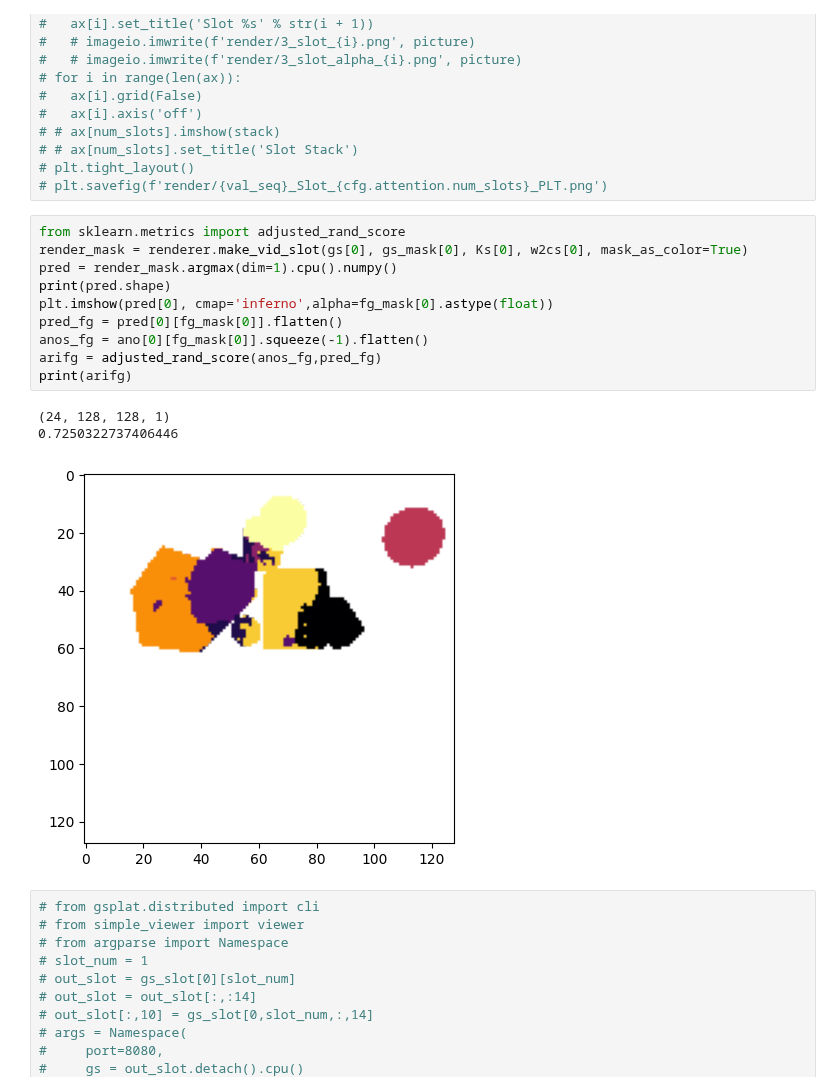
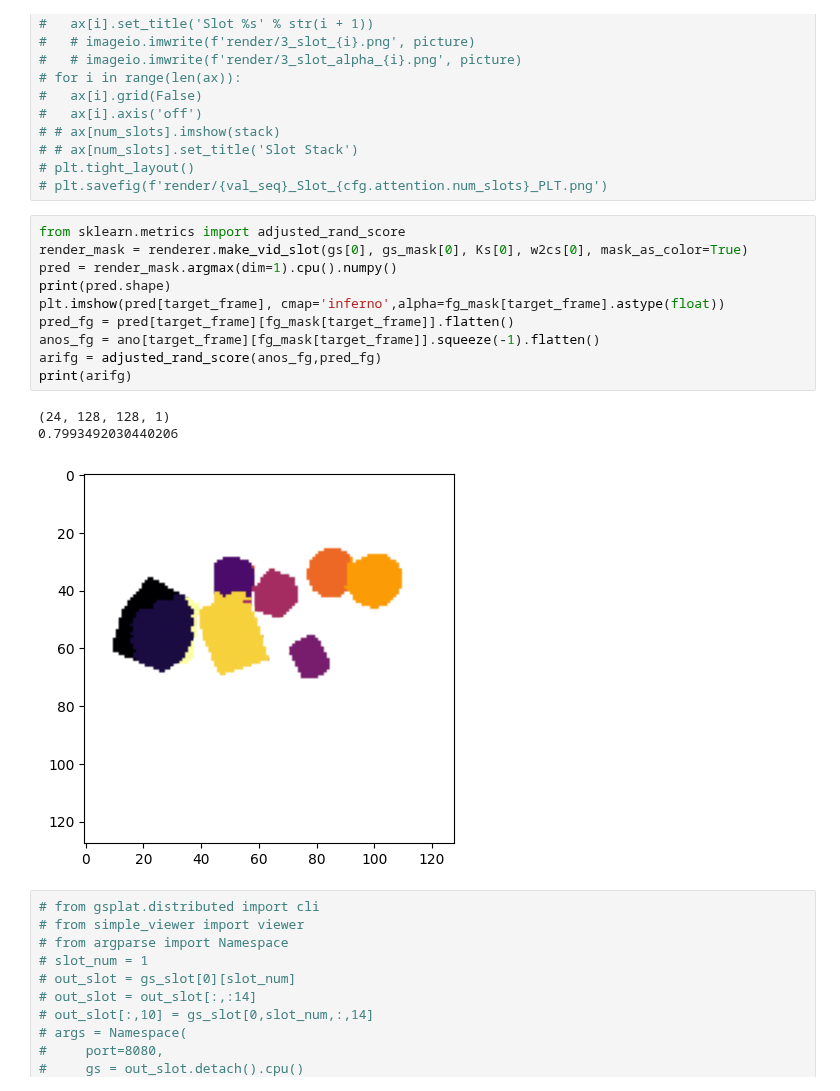
Before and after one commit to 00LukeSkyworker00/4dgs-slot-attention, a Jupyter notebook: eval.ipynb, the cells around one changed output. Drawn from its saved outputs; the diff is of its cells as text.

```diff
--- a/eval.ipynb
+++ b/eval.ipynb
@@ -165,17 +149,17 @@ HTML(ani.to_jshtml())  # or ani.to_html5_video()
 # %%
 from sklearn.metrics import adjusted_rand_score
 render_mask = renderer.make_vid_slot(gs[0], gs_mask[0], Ks[0], w2cs[0], mask_as_color=True)
 pred = render_mask.argmax(dim=1).cpu().numpy()
 print(pred.shape)
-plt.imshow(pred[0], cmap='inferno',alpha=fg_mask[0].astype(float))
-pred_fg = pred[0][fg_mask[0]].flatten()
-anos_fg = ano[0][fg_mask[0]].squeeze(-1).flatten()
+plt.imshow(pred[target_frame], cmap='inferno',alpha=fg_mask[target_frame].astype(float))
+pred_fg = pred[target_frame][fg_mask[target_frame]].flatten()
+anos_fg = ano[target_frame][fg_mask[target_frame]].squeeze(-1).flatten()
 arifg = adjusted_rand_score(anos_fg,pred_fg)
 print(arifg)
 # %% [output]
 (24, 128, 128, 1)
-0.7250322737406446
+0.7993492030440206
-[figure, old version]
+[figure, new version]
 # %%
 # from gsplat.distributed import cli
 # from simple_viewer import viewer
```
Also changed, not shown: parts of 3 cells of this notebook, 6 other files.
